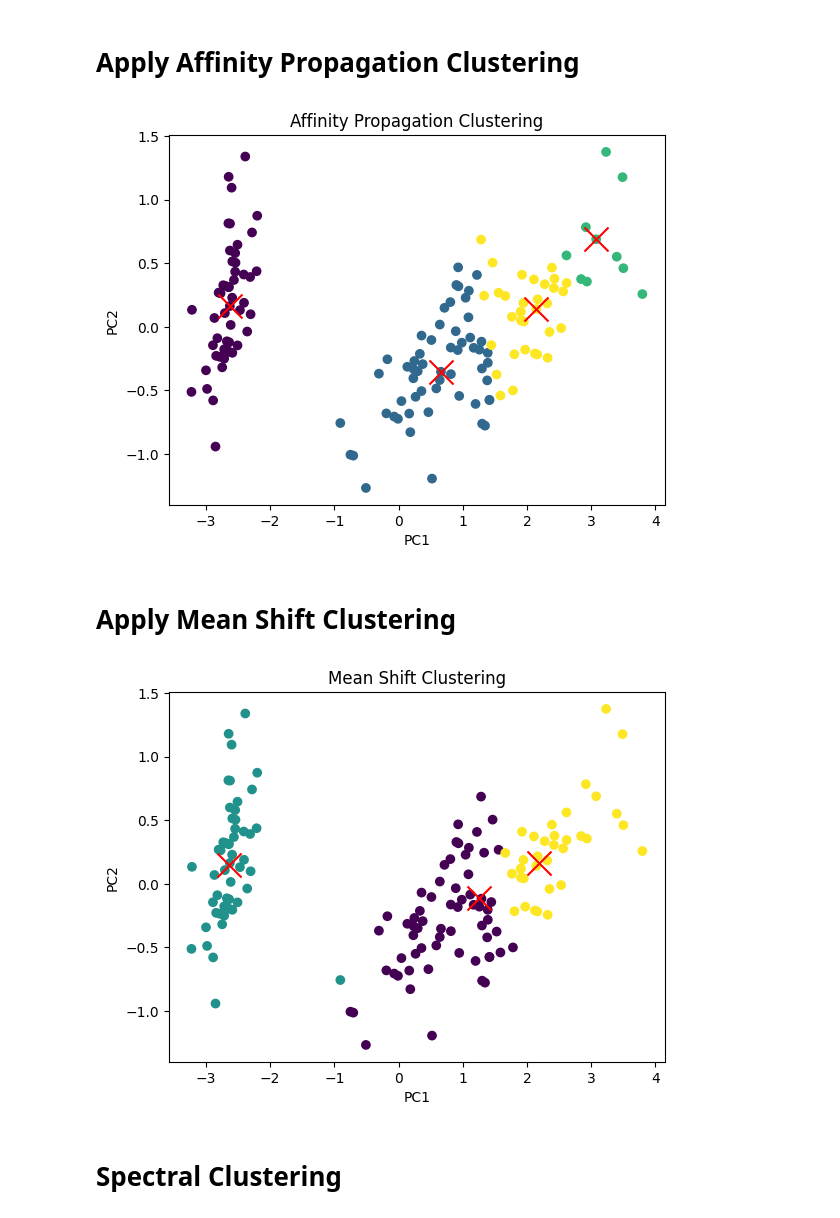
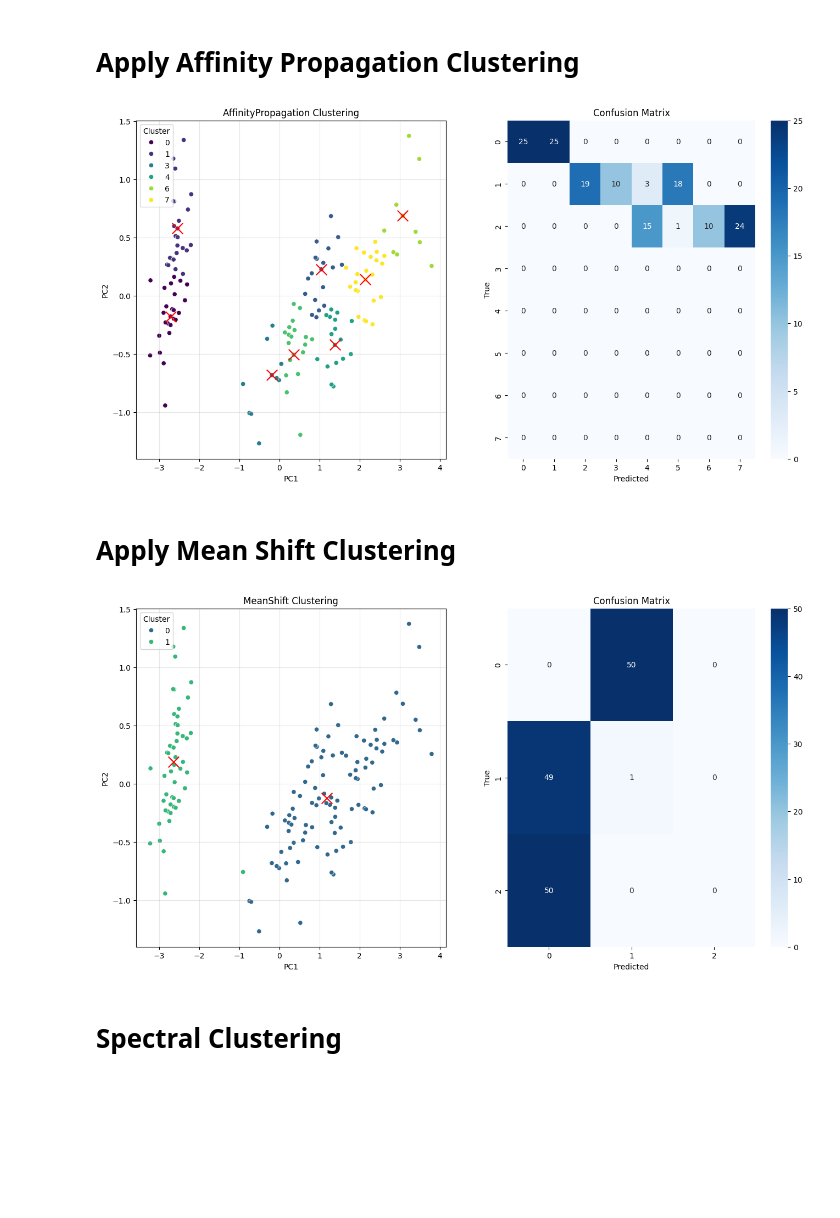
Before and after one commit to EnzoSergiani/AI-Labworks, a Jupyter notebook: unsupervised_learning/clustering/IRIS Clustering.ipynb, the cells around one changed output. Cells and saved outputs as stored; diff of their text form; code cells hidden in the pictures; blank space fills up the shorter version.

```diff
--- a/unsupervised_learning/clustering/IRIS Clustering.ipynb
+++ b/unsupervised_learning/clustering/IRIS Clustering.ipynb
@@ -88,3 +181,35 @@ plt.show()
 # %% [markdown]
 # Apply mini batch k-means (k=3)
 # %%
+def cluster_and_plot(model, new_X, df, labels_true):
+    if isinstance(model, GaussianMixture):
+        df["Cluster"] = model.fit_predict(new_X)
+    else:
+        model.fit(new_X)
+        df["Cluster"] = model.labels_
+
+    cm = confusion_matrix(labels_true, df["Cluster"])
+
+    if hasattr(model, "cluster_centers_"):
+        centers = model.cluster_centers_
+    else:
+        centers = None
+
+    plt.figure(figsize=(16, 8))
+    plt.subplot(1, 2, 1)
+
+    sns.scatterplot(x="PC1", y="PC2", data=df, hue="Cluster", palette="viridis")
+    if centers is not None:
+        plt.scatter(centers[:, 0], centers[:, 1], c="red", s=200, marker="x")
+    plt.grid(alpha=0.3)
+    plt.xlabel("PC1")
+    plt.ylabel("PC2")
+    plt.title(f"{model.__class__.__name__} Clustering")
+
+    plt.subplot(1, 2, 2)
+    sns.heatmap(cm, annot=True, fmt="d", cmap="Blues")
+    plt.xlabel("Predicted")
+    plt.ylabel("True")
+    plt.title("Confusion Matrix")
+
+    plt.show()
@@ -93,13 +221,17 @@ plt.show()
 # %% [markdown]
 # Apply Affinity Propagation Clustering
 # %%
+affinity_propagation = AffinityPropagation()
+cluster_and_plot(affinity_propagation, new_X, df, labels_true)
 # %% [output]
-[figure, old version]
+[figure, new version]
 # %% [markdown]
 # Apply Mean Shift Clustering
 # %%
+mean_shift = MeanShift()
+cluster_and_plot(mean_shift, new_X, df, labels_true)
 # %% [output]
-[figure, old version]
+[figure, new version]
 # %% [markdown]
 # Spectral Clustering
 # %%
```
Also changed, not shown: parts of 20 cells of this notebook.
